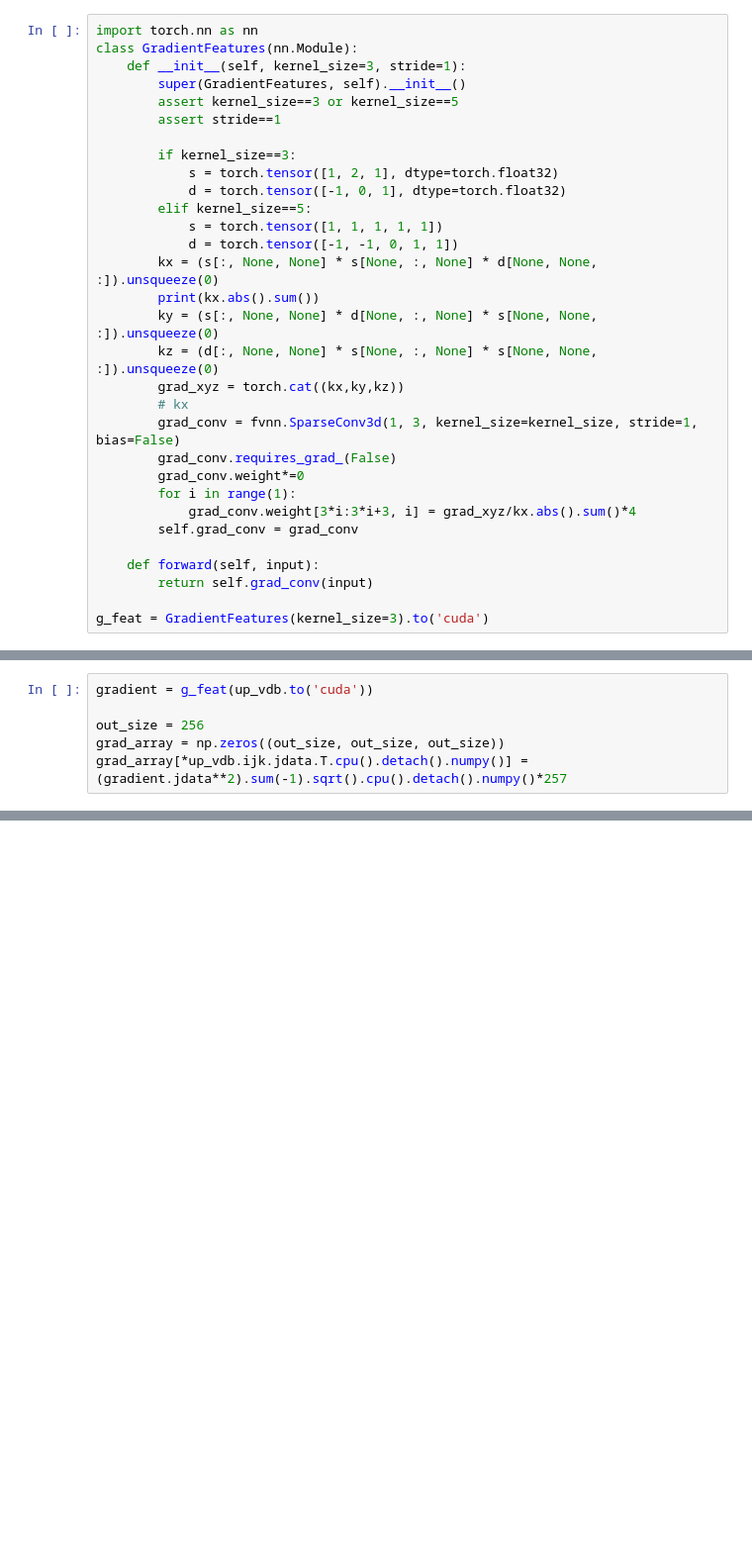
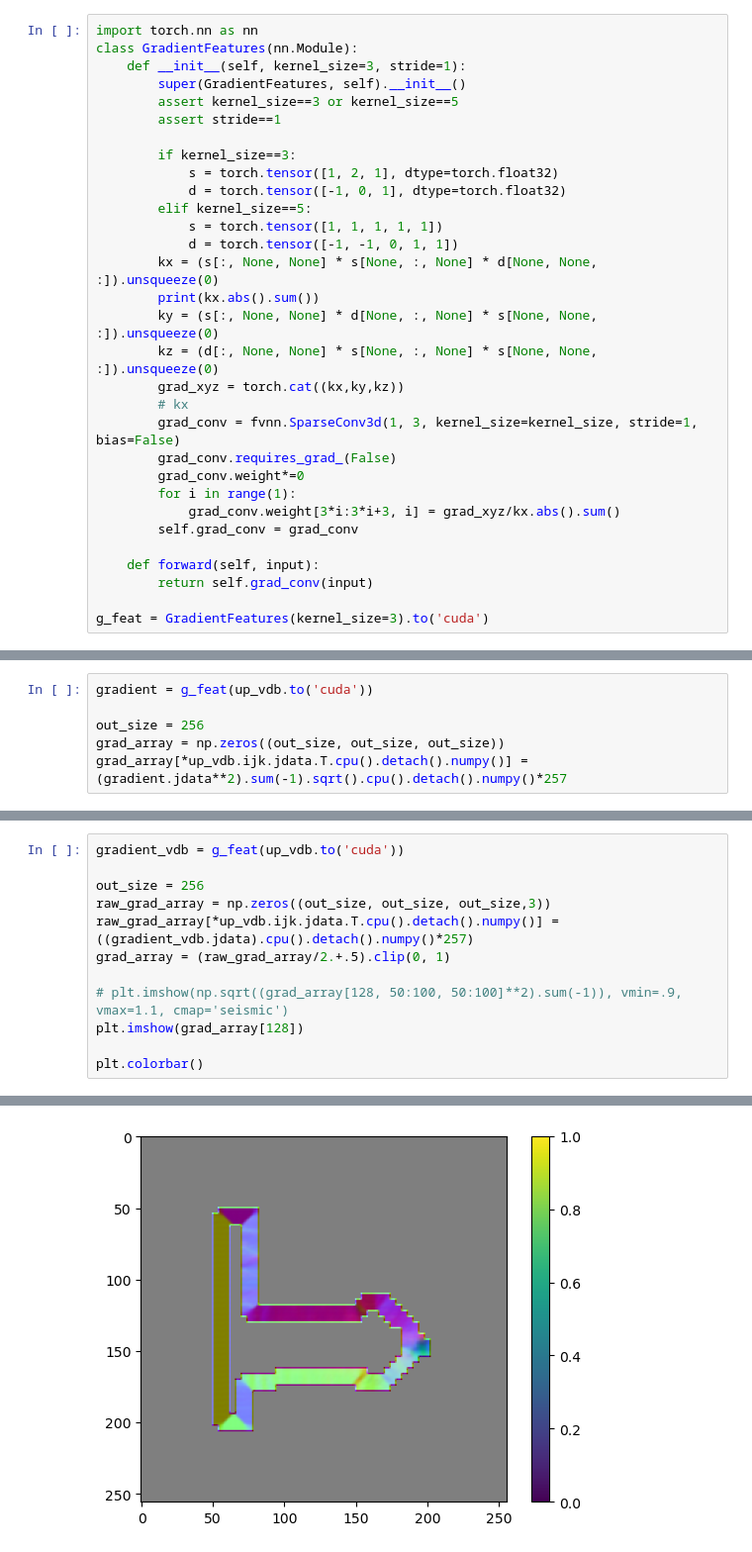
Before and after one commit to Sagar160/SSU, a Jupyter notebook: demo/demo_nissim.ipynb, the cells around one changed output, grey strips where cells are left out. Shown: that part at 99% size. Drawn from its saved outputs; the diff is of its cells as text; blank space fills up the shorter version.

```diff
--- a/demo/demo_nissim.ipynb
+++ b/demo/demo_nissim.ipynb
@@ -439,7 +453,7 @@ class GradientFeatures(nn.Module):
         grad_conv.requires_grad_(False)
         grad_conv.weight*=0
         for i in range(1):
-            grad_conv.weight[3*i:3*i+3, i] = grad_xyz/kx.abs().sum()*4
+            grad_conv.weight[3*i:3*i+3, i] = grad_xyz/kx.abs().sum()
         self.grad_conv = grad_conv
 
     def forward(self, input):
@@ -464,0 +479,13 @@ plt.colorbar()
+# %%
+gradient_vdb = g_feat(up_vdb.to('cuda'))
+
+out_size = 256
+raw_grad_array = np.zeros((out_size, out_size, out_size,3))
+raw_grad_array[*up_vdb.ijk.jdata.T.cpu().detach().numpy()] = ((gradient_vdb.jdata).cpu().detach().numpy()*257)
+grad_array = (raw_grad_array/2.+.5).clip(0, 1)
+
+# plt.imshow(np.sqrt((grad_array[128, 50:100, 50:100]**2).sum(-1)), vmin=.9, vmax=1.1, cmap='seismic')
+plt.imshow(grad_array[128])
+
+plt.colorbar()
+# %% [output]
@@ -464,0 +493 @@ plt.colorbar()
+[figure, added]
```
Also changed, not shown: parts of 32 cells of this notebook.
